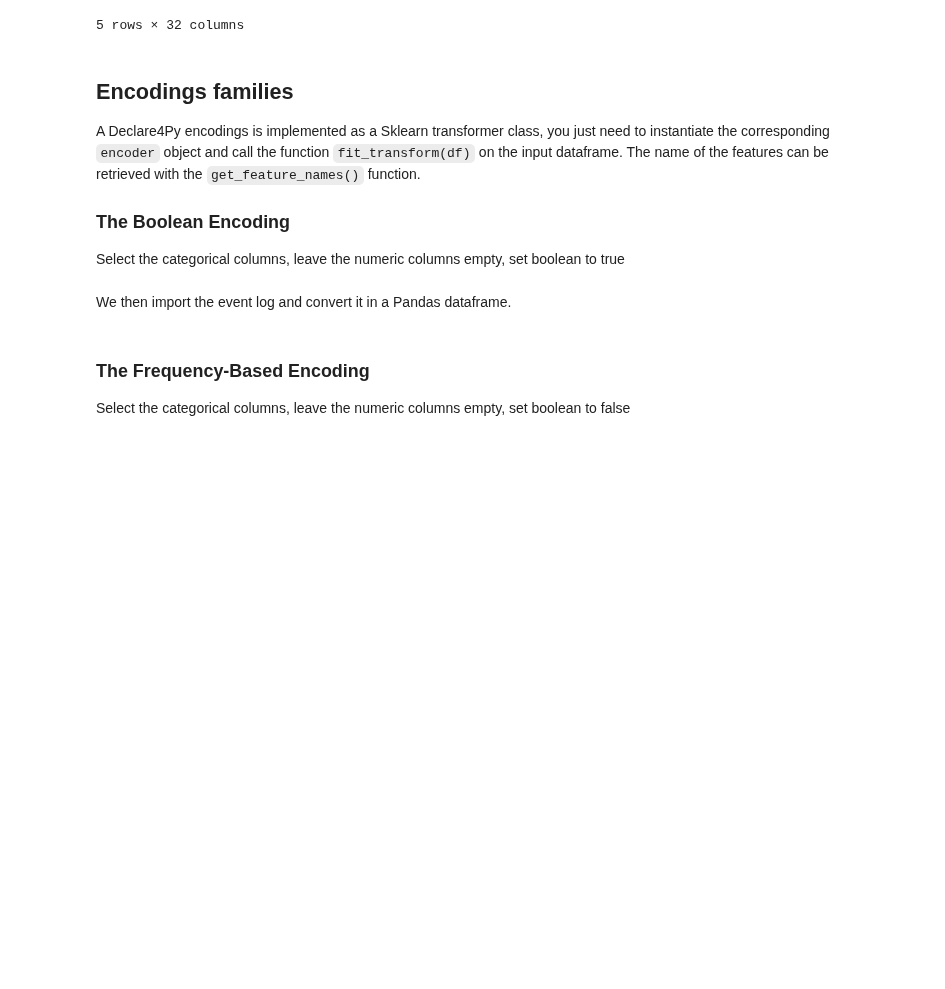
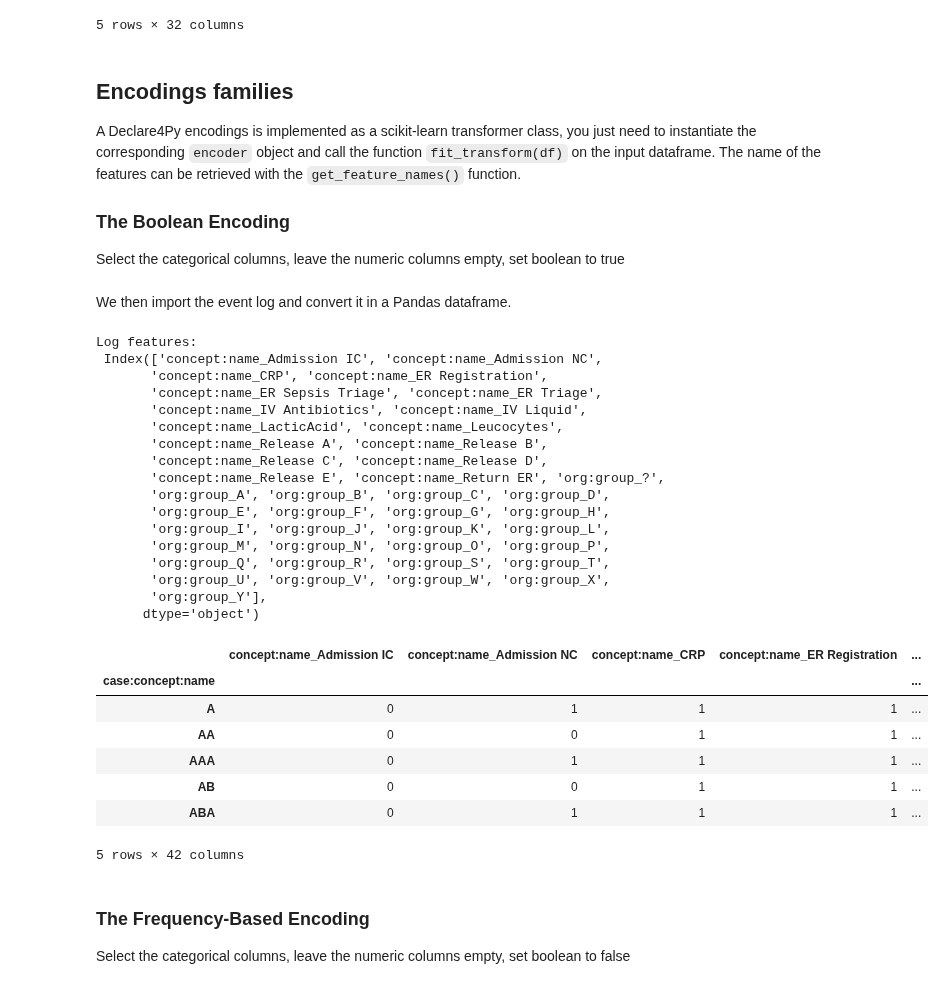
Before and after one commit to unibz-tessaris/Declare4Py, a Jupyter notebook: tutorials/encodings.ipynb, the cells around one changed output. Drawn from its saved outputs; the diff is of its cells as text; code cells hidden in the pictures; blank space fills up the shorter version.

Commit message:
refactors on encodings, added methods to convert event log in a dataframe

```diff
--- a/tutorials/encodings.ipynb
+++ b/tutorials/encodings.ipynb
@@ -48,7 +47,7 @@ We import the event log and convert it in a Pandas dataframe
 log_path = os.path.join("..", "tests", "Sepsis Cases.xes.gz")
 event_log = D4PyEventLog(case_name="case:concept:name")
 event_log.parse_xes_log(log_path)
-df = event_log.get_dataframe_log()
+df = event_log.to_dataframe()
 df.head()
 # %% [output]
 |  | InfectionSuspected | org:group | DiagnosticBlood | DisfuncOrg | SIRSCritTachypnea | Hypotensie | ... |
@@ -61,7 +60,7 @@ df.head()
 # %% [markdown]
 ## Encodings families
 
-A Declare4Py encodings is implemented as a Sklearn transformer class, you just need to instantiate the corresponding `encoder` object and call the function `fit_transform(df)` on the input dataframe. The name of the features can be retrieved with the `get_feature_names()` function.
+A Declare4Py encodings is implemented as a scikit-learn transformer class, you just need to instantiate the corresponding `encoder` object and call the function `fit_transform(df)` on the input dataframe. The name of the features can be retrieved with the `get_feature_names()` function.
 
 ### The Boolean Encoding
 
@@ -69,11 +68,37 @@ Select the categorical columns, leave the numeric columns empty, set boolean to
 # %% [markdown]
 We then import the event log and convert it in a Pandas dataframe.
 # %%
-encoder = AggregateTransformer(case_id_col = 'case:concept:name', cat_cols = ['concept:name', 'org:group'], num_cols=[], boolean=True)
+encoder = Aggregate(case_id_col = 'case:concept:name', cat_cols = ['concept:name', 'org:group'], num_cols=[], boolean=True)
 enc_df = encoder.fit_transform(df)
 
 print(f"Log features:\n {encoder.get_feature_names()}")
 enc_df.head()
+# %% [output]
+Log features:
+ Index(['concept:name_Admission IC', 'concept:name_Admission NC',
+       'concept:name_CRP', 'concept:name_ER Registration',
+       'concept:name_ER Sepsis Triage', 'concept:name_ER Triage',
+       'concept:name_IV Antibiotics', 'concept:name_IV Liquid',
+       'concept:name_LacticAcid', 'concept:name_Leucocytes',
+       'concept:name_Release A', 'concept:name_Release B',
+       'concept:name_Release C', 'concept:name_Release D',
+       'concept:name_Release E', 'concept:name_Return ER', 'org:group_?',
+       'org:group_A', 'org:group_B', 'org:group_C', 'org:group_D',
+       'org:group_E', 'org:group_F', 'org:group_G', 'org:group_H',
+       'org:group_I', 'org:group_J', 'org:group_K', 'org:group_L',
+       'org:group_M', 'org:group_N', 'org:group_O', 'org:group_P',
+       'org:group_Q', 'org:group_R', 'org:group_S', 'org:group_T',
+       'org:group_U', 'org:group_V', 'org:group_W', 'org:group_X',
+       'org:group_Y'],
+      dtype='object')
+|  | concept:name_Admission IC | concept:name_Admission NC | concept:name_CRP | concept:name_ER Registration | ... |
+| case:concept:name |  |  |  |  | ... |
+| A | 0 | 1 | 1 | 1 | ... |
+| AA | 0 | 0 | 1 | 1 | ... |
+| AAA | 0 | 1 | 1 | 1 | ... |
+| AB | 0 | 0 | 1 | 1 | ... |
+| ABA | 0 | 1 | 1 | 1 | ... |
+5 rows × 42 columns
 # %% [markdown]
 ### The Frequency-Based Encoding
 
```
Also changed, not shown: parts of 5 cells of this notebook.
